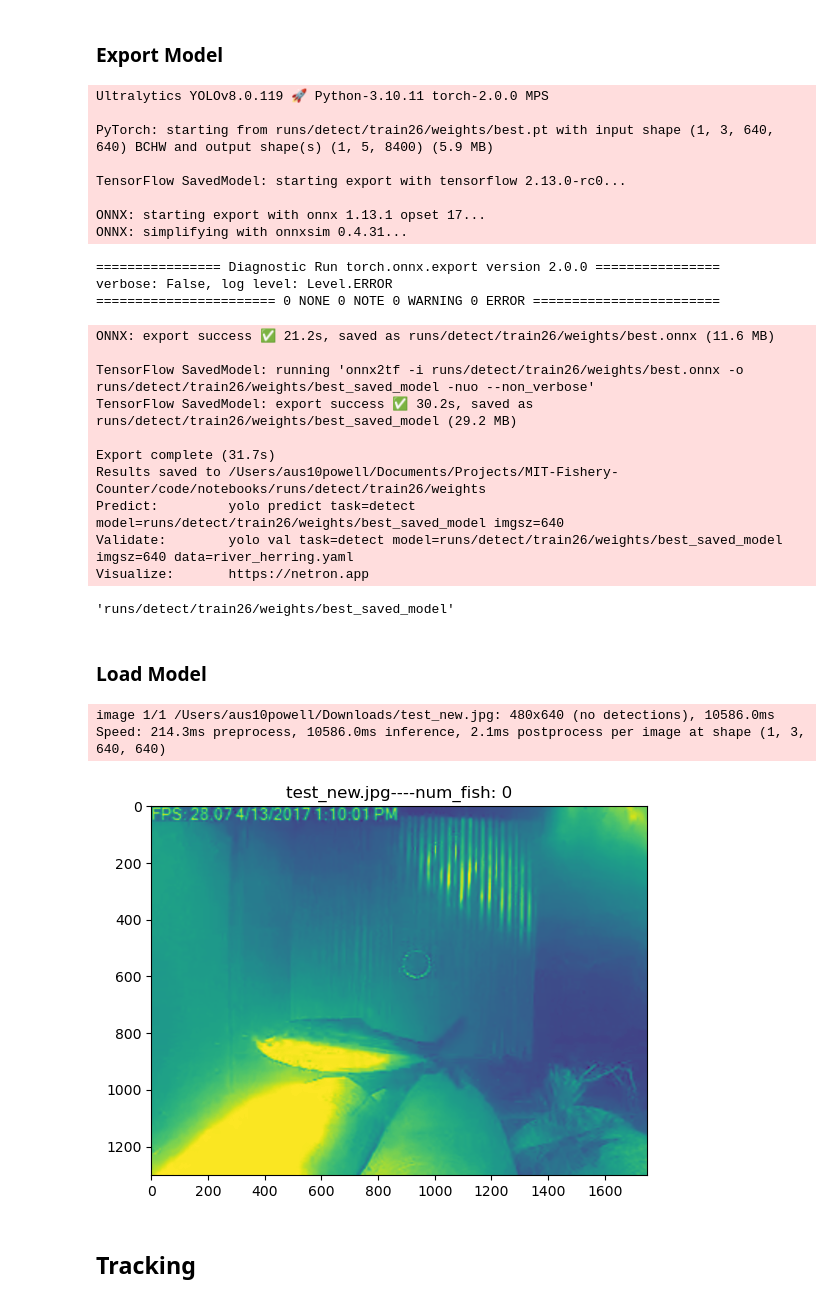
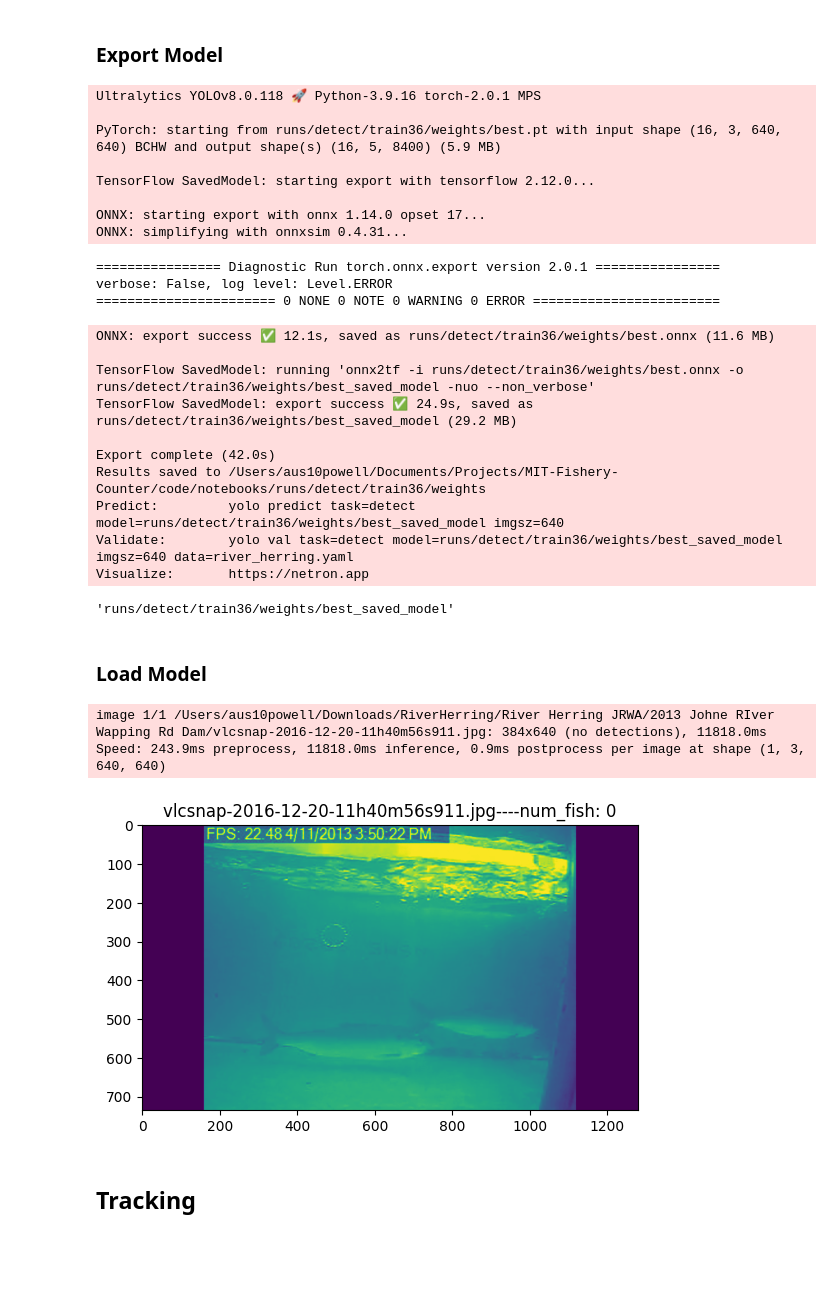
Before and after one commit to aus10powell/MIT-Fishery-Counter, a Jupyter notebook: code/notebooks/training.ipynb, the cells around one changed output. Saved outputs shown, nothing was run; the diff lists cells and outputs as text; code cells hidden in the pictures; blank space fills up the shorter version.

```diff
--- a/code/notebooks/training.ipynb
+++ b/code/notebooks/training.ipynb
@@ -52,5 +51,5 @@ View run at https://wandb.ai/aus10powell/MITFisheryHerring/runs/77bbkccr
 <wandb.sdk.wandb_run.Run at 0x...>
 # %%
 # Use the model
-results = model.train(data='river_herring.yaml', epochs=5,dropout=0.4,device='mps')  # can also try mps
+results = model.train(data='river_herring.yaml', epochs=15,dropout=0.4,device='mps')  # can also try mps
 # %% [output]
@@ -144,27 +95,27 @@ Speed: 0.8ms preprocess, 48.5ms inference, 0.2ms postprocess per image at shape
 # Export the model
 model.export(format='saved_model')
 # %% [output]
-Ultralytics YOLOv8.0.119 🚀 Python-3.10.11 torch-2.0.0 MPS
+Ultralytics YOLOv8.0.118 🚀 Python-3.9.16 torch-2.0.1 MPS
 
-PyTorch: starting from runs/detect/train26/weights/best.pt with input shape (1, 3, 640, 640) BCHW and output shape(s) (1, 5, 8400) (5.9 MB)
+PyTorch: starting from runs/detect/train36/weights/best.pt with input shape (16, 3, 640, 640) BCHW and output shape(s) (16, 5, 8400) (5.9 MB)
 
-TensorFlow SavedModel: starting export with tensorflow 2.13.0-rc0...
+TensorFlow SavedModel: starting export with tensorflow 2.12.0...
 
-ONNX: starting export with onnx 1.13.1 opset 17...
+ONNX: starting export with onnx 1.14.0 opset 17...
 ONNX: simplifying with onnxsim 0.4.31...
-================ Diagnostic Run torch.onnx.export version 2.0.0 ================
+================ Diagnostic Run torch.onnx.export version 2.0.1 ================
 verbose: False, log level: Level.ERROR
 ======================= 0 NONE 0 NOTE 0 WARNING 0 ERROR ========================
-ONNX: export success ✅ 21.2s, saved as runs/detect/train26/weights/best.onnx (11.6 MB)
+ONNX: export success ✅ 12.1s, saved as runs/detect/train36/weights/best.onnx (11.6 MB)
 
-TensorFlow SavedModel: running 'onnx2tf -i runs/detect/train26/weights/best.onnx -o runs/detect/train26/weights/best_saved_model -nuo --non_verbose'
-TensorFlow SavedModel: export success ✅ 30.2s, saved as runs/detect/train26/weights/best_saved_model (29.2 MB)
+TensorFlow SavedModel: running 'onnx2tf -i runs/detect/train36/weights/best.onnx -o runs/detect/train36/weights/best_saved_model -nuo --non_verbose'
+TensorFlow SavedModel: export success ✅ 24.9s, saved as runs/detect/train36/weights/best_saved_model (29.2 MB)
 
-Export complete (31.7s)
-Results saved to /Users/aus10powell/Documents/Projects/MIT-Fishery-Counter/code/notebooks/runs/detect/train26/weights
-Predict:         yolo predict task=detect model=runs/detect/train26/weights/best_saved_model imgsz=640
-Validate:        yolo val task=detect model=runs/detect/train26/weights/best_saved_model imgsz=640 data=river_herring.yaml
+Export complete (42.0s)
+Results saved to /Users/aus10powell/Documents/Projects/MIT-Fishery-Counter/code/notebooks/runs/detect/train36/weights
+Predict:         yolo predict task=detect model=runs/detect/train36/weights/best_saved_model imgsz=640
+Validate:        yolo val task=detect model=runs/detect/train36/weights/best_saved_model imgsz=640 data=river_herring.yaml
 Visualize:       https://netron.app
-'runs/detect/train26/weights/best_saved_model'
+'runs/detect/train36/weights/best_saved_model'
 # %% [markdown]
 ### Load Model
@@ -171,35 +129,36 @@ Visualize:       https://netron.app
 # %%
-model_best = YOLO('./last.pt')
-model_best = YOLO( "/Users/aus10powell/Downloads/RiverHerring/runs/detect/train38/weights/best.pt")
+model_best = model
+#model_best = YOLO( "/Users/aus10powell/Documents/Projects/MIT-Fishery-Counter/code/notebooks/runs/detect/train28/weights/best.pt")
 # %%
 
 import matplotlib.pyplot as plt
 import cv2
 
 
 
 herring_example = '/Users/aus10powell/Downloads/RiverHerring/River Herring JRWA/2013 Johne RIver Wapping Rd Dam/vlcsnap-2016-12-20-11h40m56s911.jpg'
 white_sucker_example = '/Users/aus10powell/Downloads/RiverHerring/River Herring JRWA/2013 Underwater fish Jones River/WhiteSuckerWapping (6).JPG'
 small_image = '/Users/aus10powell/Downloads/RiverHerring/IRWA 2017 (Large+annotations)/IRWA Small Jpgs/Batch 1/2_2017-04-14_19-03-04.jpg'
-video_capture_test = '/Users/aus10powell/Downloads/test_new.jpg'
+v2_test_image = '/Users/aus10powell/Documents/Projects/MIT-Fishery-Counter/data/datasets/MITFisheryHerringv2/test/images/1_2016-04-21_21-50-1804298_jpg.rf.011911b9c681d5b4af70a308cdd98b93.jpg' # 2 fish
+v2_valid_image = '/Users/aus10powell/Documents/Projects/MIT-Fishery-Counter/data/datasets/MITFisheryHerringv2/valid/images/1_2016-04-21_21-50-1803927_jpg.rf.6b36f83367e966f41544ba7e229f4d05.jpg'
 
-image = video_capture_test#herring_example
+image = herring_example
 
 results = model_best(image)
 title = image.split("/")[-1]
 num_fish = len(results[0].boxes.data)
 
 annotated_frame = results[0].plot()
 gray = cv2.cvtColor(annotated_frame, cv2.COLOR_BGR2GRAY)
 
 
 plt.imshow(gray)
 plt.title(title + f'----num_fish: {num_fish }')
 plt.show()
 # %% [output]
-image 1/1 /Users/aus10powell/Downloads/test_new.jpg: 480x640 (no detections), 10586.0ms
-Speed: 214.3ms preprocess, 10586.0ms inference, 2.1ms postprocess per image at shape (1, 3, 640, 640)
+image 1/1 /Users/aus10powell/Downloads/RiverHerring/River Herring JRWA/2013 Johne RIver Wapping Rd Dam/vlcsnap-2016-12-20-11h40m56s911.jpg: 384x640 (no detections), 11818.0ms
+Speed: 243.9ms preprocess, 11818.0ms inference, 0.9ms postprocess per image at shape (1, 3, 640, 640)
-[figure, old version]
+[figure, new version]
 # %% [markdown]
 ## Tracking
 # %%
```
Also changed, not shown: parts of 11 cells of this notebook, 5 other files.
